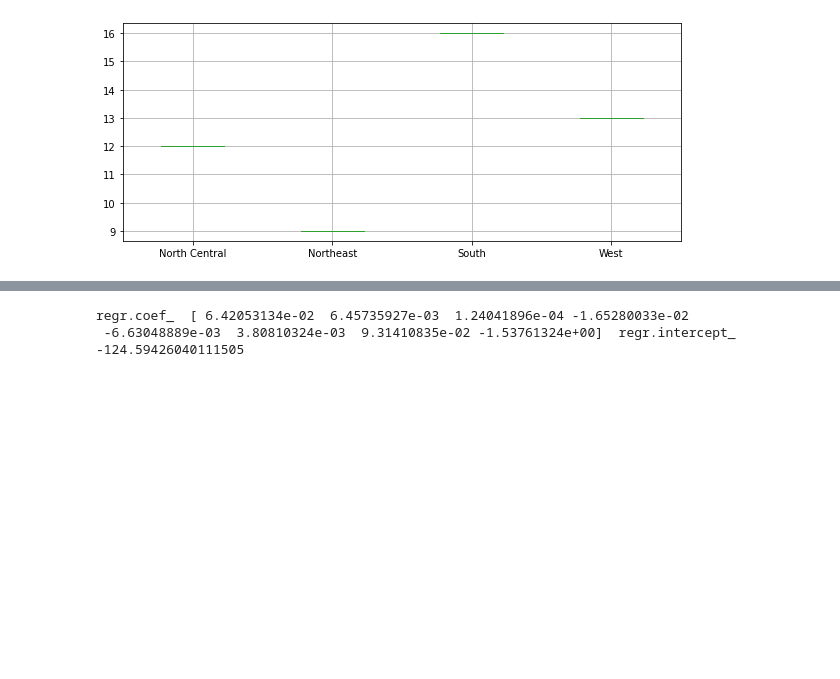
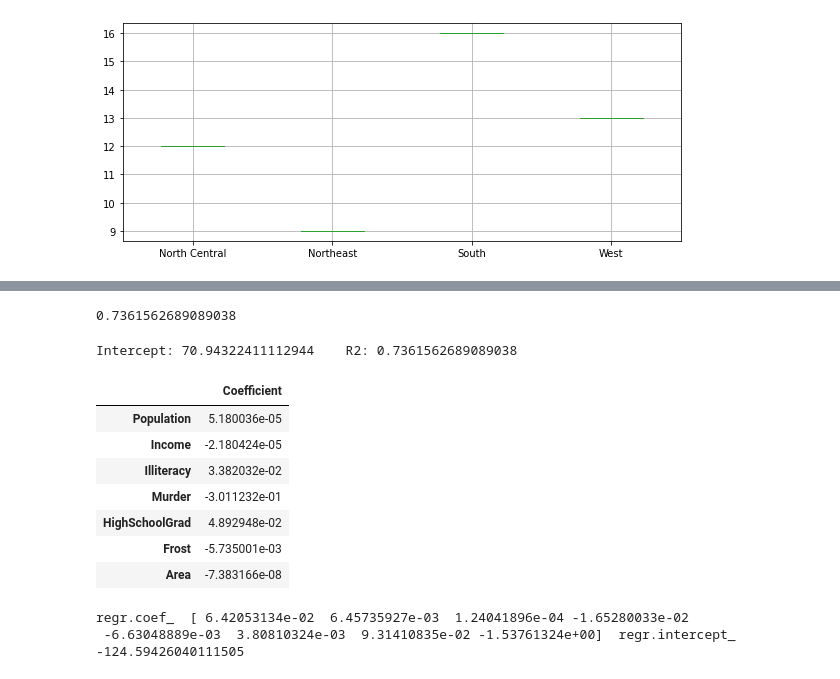
Before and after one commit to MayyarAA/ForecastingNeuralNetworks, a Jupyter notebook: MSCI433A1.ipynb, the cells around one changed output, grey strips where cells are left out. Saved outputs shown, nothing was run; the diff lists cells and outputs as text; code cells hidden in the pictures; blank space fills up the shorter version.

Commit message:
Finished most of question 1: linear regression

```diff
--- a/MSCI433A1.ipynb
+++ b/MSCI433A1.ipynb
@@ -195,3 +161,25 @@ print(regrStateData.score(X_test, y_test))
+# %%
+#Q1.b)i
+#other way of doing it similar to ta
+
+statedata_linreg_mode = LinearRegression().fit(X=X_statedata,y=Y_statedata)
+print(statedata_linreg_mode.score(X_statedata,Y_statedata))
+# %% [output]
+0.7361562689089038
+# %%
+coeefficents_statedata = pandas.DataFrame(statedata_linreg_mode.coef_,X_statedata.columns,columns=['Coefficient'])
+print(f'Intercept: {statedata_linreg_mode.intercept_}\tR2: {statedata_linreg_mode.score(X_statedata,Y_statedata)}')
+coeefficents_statedata
+# %% [output]
+Intercept: 70.94322411112944    R2: 0.7361562689089038
+|  | Coefficient |
+| Population | 5.180036e-05 |
+| Income | -2.180424e-05 |
+| Illiteracy | 3.382032e-02 |
+| Murder | -3.011232e-01 |
+| HighSchoolGrad | 4.892948e-02 |
+| Frost | -5.735001e-03 |
+| Area | -7.383166e-08 |
 # %%
 print("regr.coef_ ",regr.coef_  ," regr.intercept_ ",  regr.intercept_)
 # %% [output]
```
Also changed, not shown: parts of 6 cells of this notebook.
